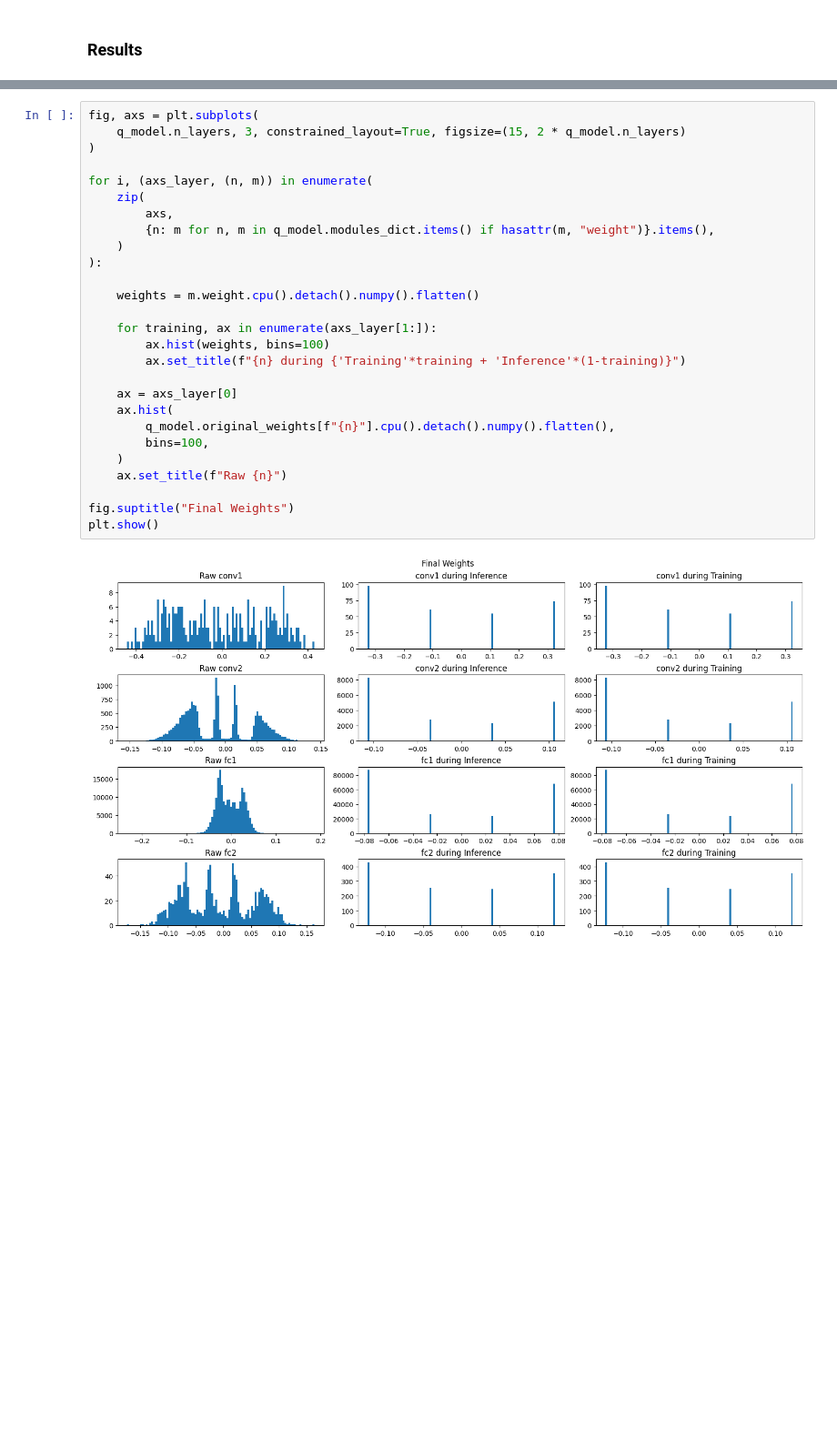
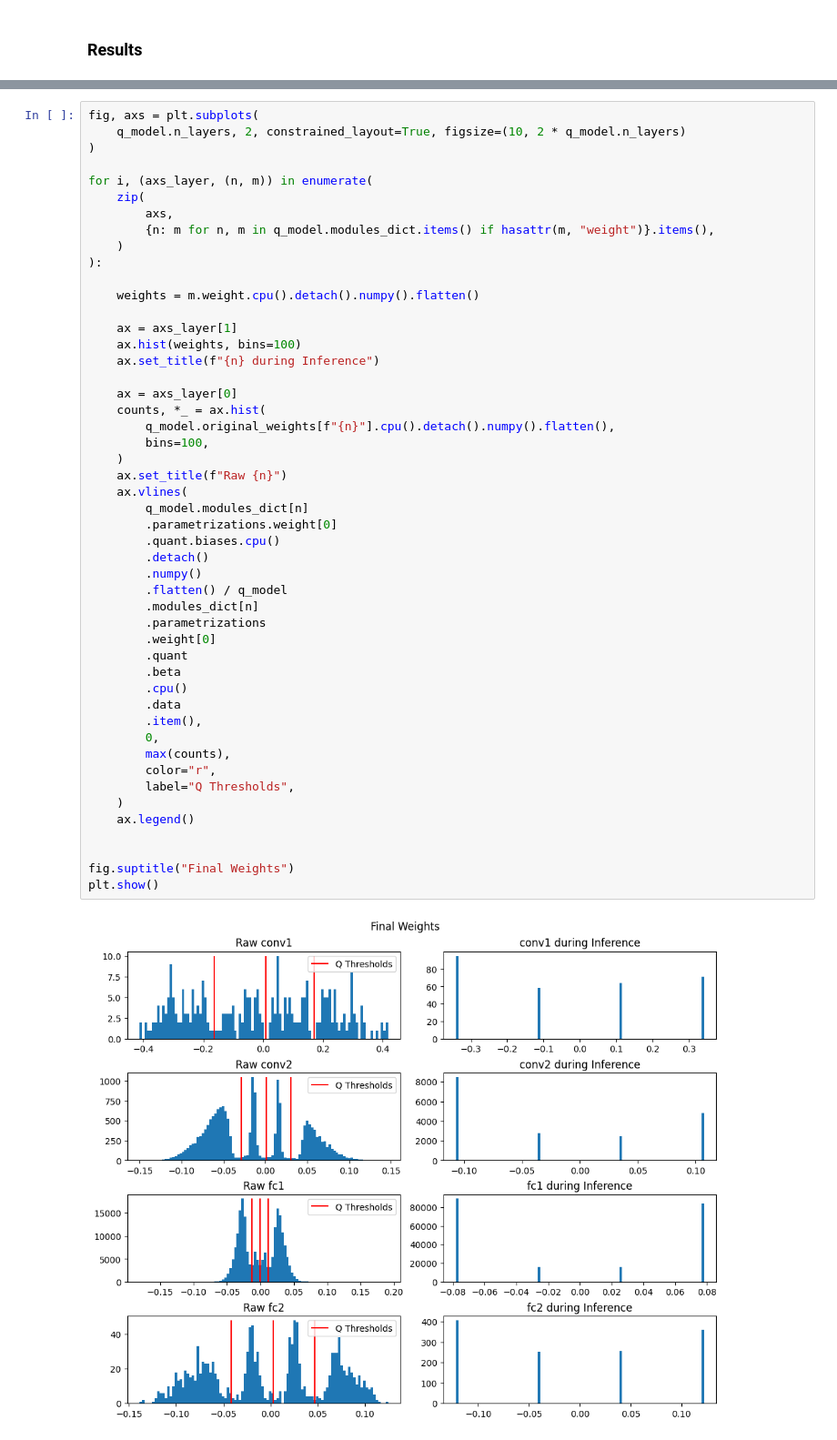
Before and after one commit to GabrielBena/alibabacloud-quantization-networks, a Jupyter notebook: mnist.ipynb, the cells around one changed output, grey strips where cells are left out. Shown at 91% size. Saved outputs shown, nothing was run; the diff lists cells and outputs as text; blank space fills up the shorter version.

```diff
--- a/mnist.ipynb
+++ b/mnist.ipynb
@@ -366,29 +194,51 @@ for metric, axs_m in zip(["losses", "accs"], axs):
 # %%
 fig, axs = plt.subplots(
-    q_model.n_layers, 3, constrained_layout=True, figsize=(15, 2 * q_model.n_layers)
+    q_model.n_layers, 2, constrained_layout=True, figsize=(10, 2 * q_model.n_layers)
 )
 
 for i, (axs_layer, (n, m)) in enumerate(
     zip(
         axs,
         {n: m for n, m in q_model.modules_dict.items() if hasattr(m, "weight")}.items(),
     )
 ):
 
     weights = m.weight.cpu().detach().numpy().flatten()
 
-    for training, ax in enumerate(axs_layer[1:]):
-        ax.hist(weights, bins=100)
-        ax.set_title(f"{n} during {'Training'*training + 'Inference'*(1-training)}")
+    ax = axs_layer[1]
+    ax.hist(weights, bins=100)
+    ax.set_title(f"{n} during Inference")
 
     ax = axs_layer[0]
-    ax.hist(
+    counts, *_ = ax.hist(
         q_model.original_weights[f"{n}"].cpu().detach().numpy().flatten(),
         bins=100,
     )
     ax.set_title(f"Raw {n}")
+    ax.vlines(
+        q_model.modules_dict[n]
+        .parametrizations.weight[0]
+        .quant.biases.cpu()
+        .detach()
+        .numpy()
+        .flatten() / q_model
+        .modules_dict[n]
+        .parametrizations
+        .weight[0]
+        .quant
+        .beta
+        .cpu()
+        .data
+        .item(),
+        0,
+        max(counts),
+        color="r",
+        label="Q Thresholds",
+    )
+    ax.legend()
+
 
 fig.suptitle("Final Weights")
 plt.show()
 # %% [output]
-[figure, old version]
+[figure, new version]
```
Also changed, not shown: parts of 7 cells of this notebook, 6 other files.
